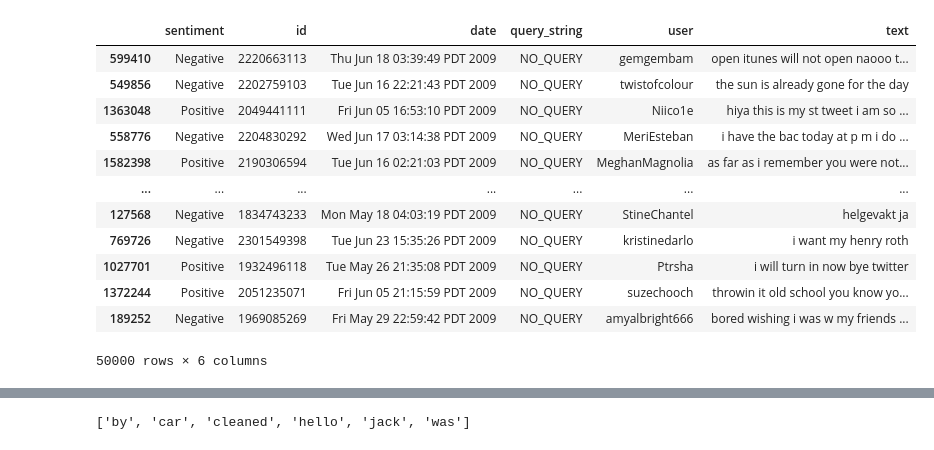
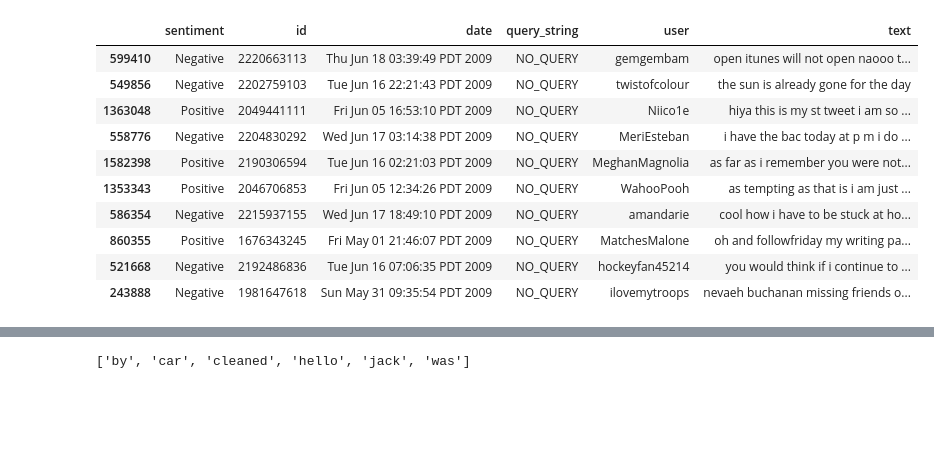
Before and after one commit to baptiste-pasquier/data_2A, a Jupyter notebook: model-LR.ipynb, the cells around one changed output, grey strips where cells are left out. Cells and saved outputs as stored; diff of their text form; code cells hidden in the pictures; blank space fills up the shorter version.

```diff
--- a/model-LR.ipynb
+++ b/model-LR.ipynb
@@ -46,20 +38,18 @@ df.head(10)
 # %%
 df = df.sample(50000, random_state=1234)
-df
+df.head(10)
 # %% [output]
 |  | sentiment | id | date | query_string | user | text |
 | 599410 | Negative | 2220663113 | Thu Jun 18 03:39:49 PDT 2009 | NO_QUERY | gemgembam | open itunes will not open naooo t... |
 | 549856 | Negative | 2202759103 | Tue Jun 16 22:21:43 PDT 2009 | NO_QUERY | twistofcolour | the sun is already gone for the day |
 | 1363048 | Positive | 2049441111 | Fri Jun 05 16:53:10 PDT 2009 | NO_QUERY | Niico1e | hiya this is my st tweet i am so ... |
 | 558776 | Negative | 2204830292 | Wed Jun 17 03:14:38 PDT 2009 | NO_QUERY | MeriEsteban | i have the bac today at p m i do ... |
 | 1582398 | Positive | 2190306594 | Tue Jun 16 02:21:03 PDT 2009 | NO_QUERY | MeghanMagnolia | as far as i remember you were not... |
-| ... | ... | ... | ... | ... | ... | ... |
-| 127568 | Negative | 1834743233 | Mon May 18 04:03:19 PDT 2009 | NO_QUERY | StineChantel | helgevakt ja |
-| 769726 | Negative | 2301549398 | Tue Jun 23 15:35:26 PDT 2009 | NO_QUERY | kristinedarlo | i want my henry roth |
-| 1027701 | Positive | 1932496118 | Tue May 26 21:35:08 PDT 2009 | NO_QUERY | Ptrsha | i will turn in now bye twitter |
-| 1372244 | Positive | 2051235071 | Fri Jun 05 21:15:59 PDT 2009 | NO_QUERY | suzechooch | throwin it old school you know yo... |
-| 189252 | Negative | 1969085269 | Fri May 29 22:59:42 PDT 2009 | NO_QUERY | amyalbright666 | bored wishing i was w my friends ... |
+| 1353343 | Positive | 2046706853 | Fri Jun 05 12:34:26 PDT 2009 | NO_QUERY | WahooPooh | as tempting as that is i am just ... |
+| 586354 | Negative | 2215937155 | Wed Jun 17 18:49:10 PDT 2009 | NO_QUERY | amandarie | cool how i have to be stuck at ho... |
+| 860355 | Positive | 1676343245 | Fri May 01 21:46:07 PDT 2009 | NO_QUERY | MatchesMalone | oh and followfriday my writing pa... |
+| 521668 | Negative | 2192486836 | Tue Jun 16 07:06:35 PDT 2009 | NO_QUERY | hockeyfan45214 | you would think if i continue to ... |
+| 243888 | Negative | 1981647618 | Sun May 31 09:35:54 PDT 2009 | NO_QUERY | ilovemytroops | nevaeh buchanan missing friends o... |
-50000 rows × 6 columns
 # %%
 X = df.text.to_list()
 y = df.sentiment.to_list()
```
Also changed, not shown: parts of 43 cells of this notebook, 1 other file.
